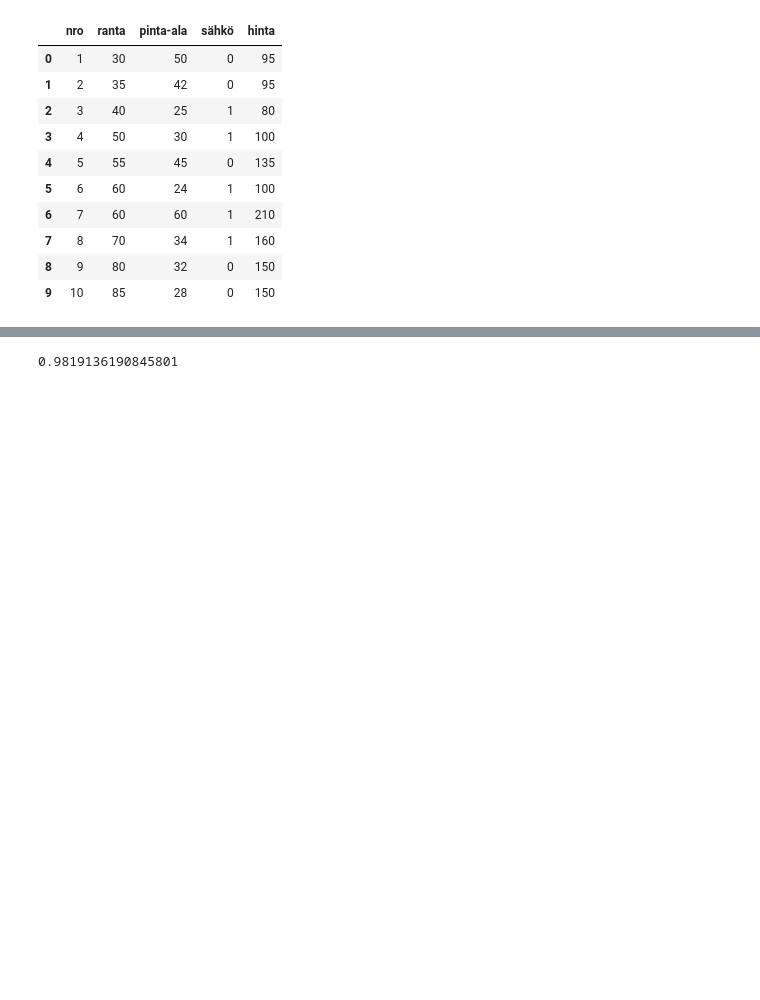
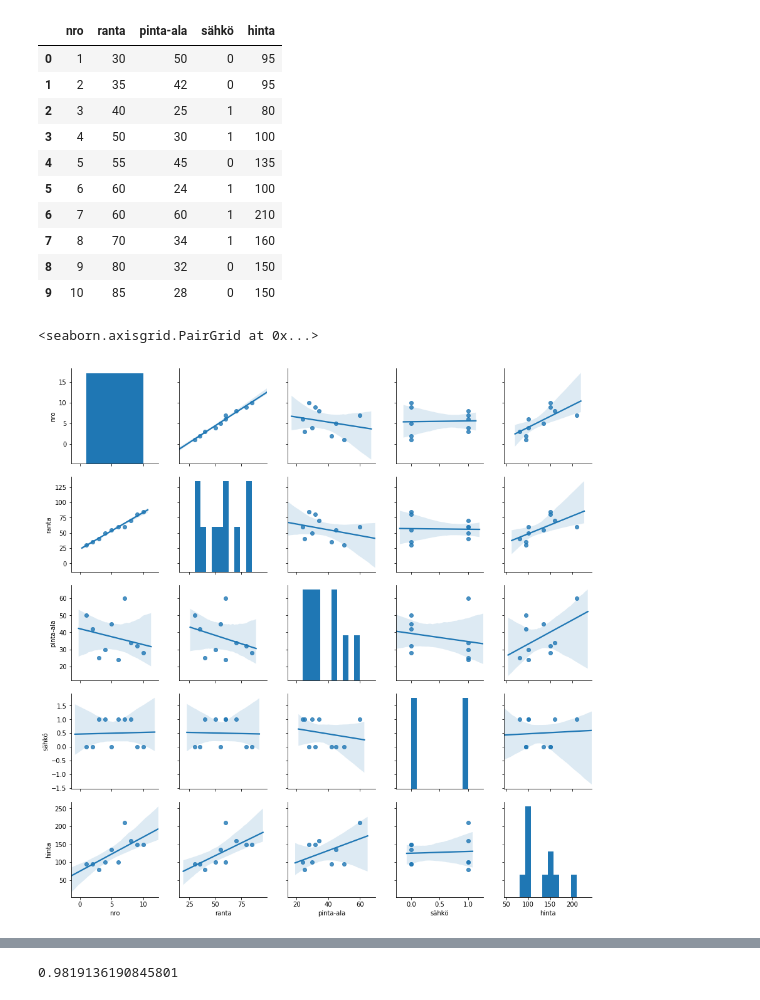
Before and after one commit to taanila/tilastoapu, a Jupyter notebook: linreg2.ipynb, the cells around one changed output, grey strips where cells are left out. Saved outputs shown, nothing was run; the diff lists cells and outputs as text; code cells hidden in the pictures; blank space fills up the shorter version.

```diff
--- a/linreg2.ipynb
+++ b/linreg2.ipynb
@@ -18,3 +21,9 @@ df
 | 7 | 8 | 70 | 34 | 1 | 160 |
 | 8 | 9 | 80 | 32 | 0 | 150 |
 | 9 | 10 | 85 | 28 | 0 | 150 |
+# %%
+#Riippuvuuksien tarkastelua hajontakaavioina:
+sns.pairplot(df, kind='reg')
+# %% [output]
+<seaborn.axisgrid.PairGrid at 0x...>
+[figure, added]
```
Also changed, not shown: parts of 14 cells of this notebook.
